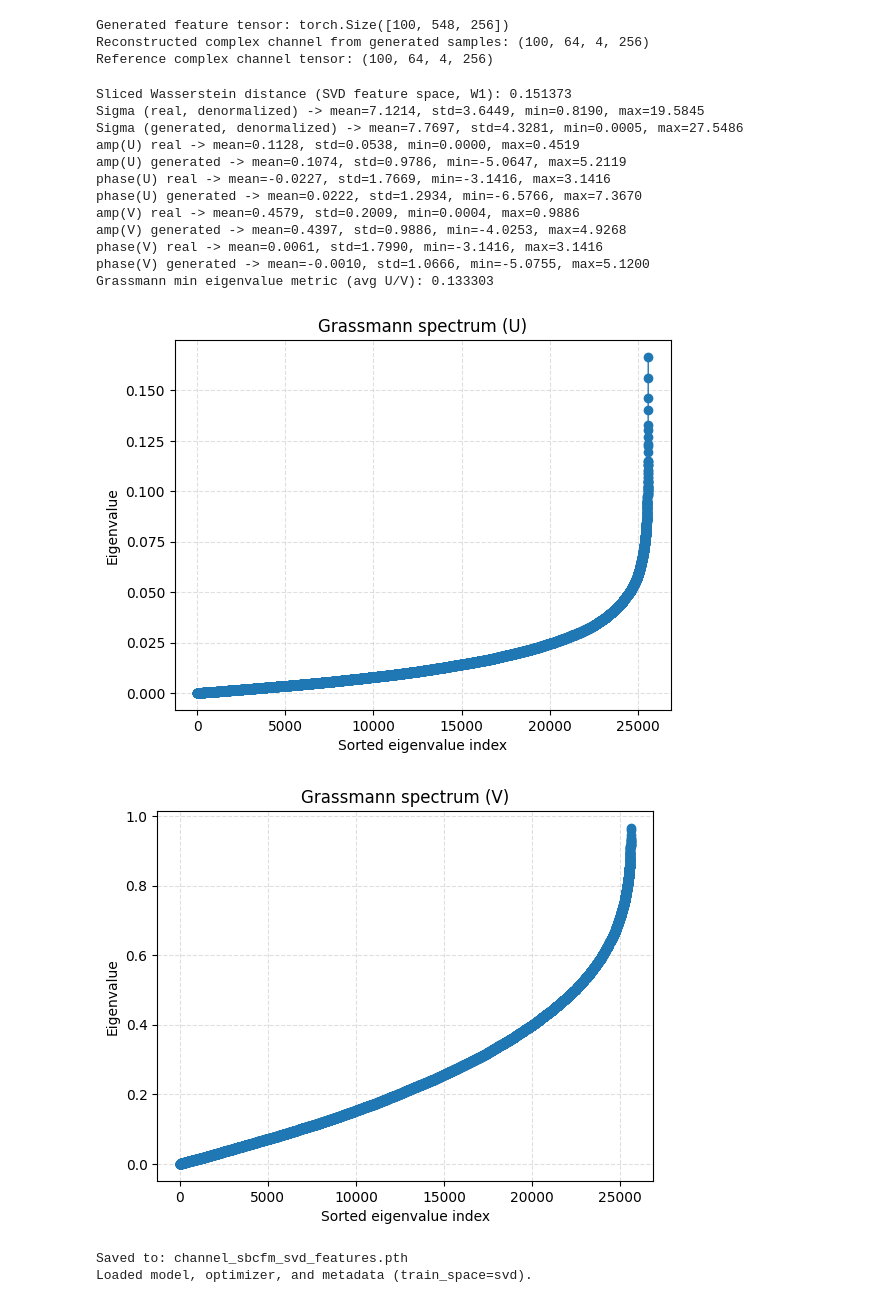
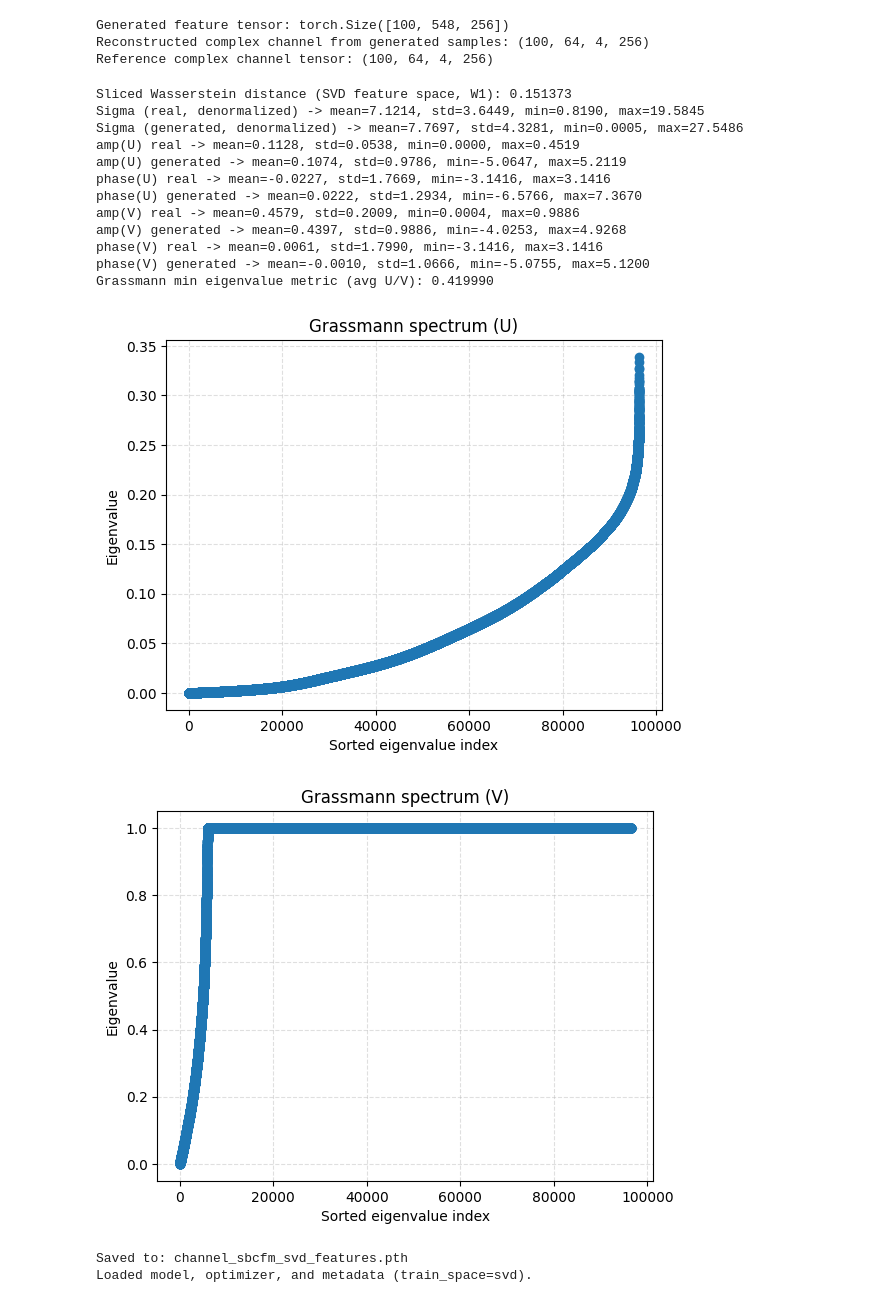
Before and after one commit to donRumata03/diffSDE-gsm-huawei, a Jupyter notebook: generative_gsm.ipynb, the cells around one changed output. Saved outputs shown, nothing was run; the diff lists cells and outputs as text; code cells hidden in the pictures.

```diff
--- a/generative_gsm.ipynb
+++ b/generative_gsm.ipynb
@@ -1057,7 +1057,7 @@ svd_real = features_to_svd_components(orig_features_for_metrics, svd_feature_met
 svd_gen = features_to_svd_components(gen_features_for_metrics, svd_feature_metadata, denormalize_sigma=True, enforce_unit_norm=True)
 
 
-def _collect_grassmann_metrics(U_real, U_gen, sigma_real, sigma_gen, sigma_threshold=1e-6):
+def _collect_grassmann_metrics(U_real, U_gen, sigma_real, sigma_gen, sigma_threshold=1e-6, transpose_vectors=False):
     min_eigs = []
     spectra = []
     batch, seq, k, dim = U_real.shape
@@ -1065,24 +1065,30 @@ def _collect_grassmann_metrics(U_real, U_gen, sigma_real, sigma_gen, sigma_thres
         for s in range(seq):
             sigma_r = sigma_real[b, s]
             sigma_g = sigma_gen[b, s]
-            valid_r = np.where(sigma_r > sigma_threshold)[0]
-            valid_g = np.where(sigma_g > sigma_threshold)[0]
-            if valid_r.size == 0 or valid_g.size == 0:
+            valid_r = sigma_r > sigma_threshold
+            valid_g = sigma_g > sigma_threshold
+            k_valid = min(np.count_nonzero(valid_r), np.count_nonzero(valid_g))
+            if k_valid == 0:
                 continue
-            idx_r = valid_r[:1]
-            idx_g = valid_g[:1]
-            X_real = U_real[b, s, idx_r].astype(np.complex128)
-            X_gen = U_gen[b, s, idx_g].astype(np.complex128)
-            X_real = X_real.transpose(1, 0)
-            X_gen = X_gen.transpose(1, 0)
-            real_norms = np.linalg.norm(X_real, axis=0)
-            gen_norms = np.linalg.norm(X_gen, axis=0)
-            if np.any(real_norms <= 1e-10) or np.any(gen_norms <= 1e-10):
+            idx_r = np.nonzero(valid_r)[0][:k_valid]
+            idx_g = np.nonzero(valid_g)[0][:k_valid]
+            if transpose_vectors:
+                mat_real = U_real[b, s].astype(np.complex128).transpose(1, 0)
+                mat_gen = U_gen[b, s].astype(np.complex128).transpose(1, 0)
+                X_real = mat_real[:, idx_r]
+                X_gen = mat_gen[:, idx_g]
+            else:
+                X_real = U_real[b, s, idx_r].astype(np.complex128).T
+                X_gen = U_gen[b, s, idx_g].astype(np.complex128).T
+            if X_real.size == 0 or X_gen.size == 0:
                 continue
-            X_real = X_real / real_norms
-            X_gen = X_gen / gen_norms
             Q_real, _ = np.linalg.qr(X_real, mode='reduced')
             Q_gen, _ = np.linalg.qr(X_gen, mode='reduced')
+            k_eff = min(Q_real.shape[1], Q_gen.shape[1])
+            if k_eff == 0:
+                continue
+            Q_real = Q_real[:, :k_eff]
+            Q_gen = Q_gen[:, :k_eff]
             overlap = Q_real.conj().T @ Q_gen
             gram = overlap.conj().T @ overlap
             eigvals = np.linalg.eigvalsh(gram)
@@ -1112,40 +1118,40 @@ def _plot_sorted_spectrum(spectra, title):
     plt.grid(True, linestyle='--', alpha=0.4)
 
 
-min_eigs_u, spectra_u = _collect_grassmann_metrics(svd_real['U'], svd_gen['U'], svd_real['sigma'], svd_gen['sigma'])
+min_eigs_u, spectra_u = _collect_grassmann_metrics(svd_real['U'], svd_gen['U'], svd_real['sigma'], svd_gen['sigma'], transpose_vectors=False)
 min_eigs_v, spectra_v = _collect_grassmann_metrics(svd_real['V'], svd_gen['V'], svd_real['sigma'], svd_gen['sigma'])
 
 metrics_to_average = []
 if min_eigs_u.size:
     metrics_to_average.append(min_eigs_u.mean())
 if min_eigs_v.size:
     metrics_to_average.append(min_eigs_v.mean())
 if metrics_to_average:
     grassmann_metric = float(np.mean(metrics_to_average))
 else:
     grassmann_metric = float('nan')
 
 print(f"Grassmann min eigenvalue metric (avg U/V): {grassmann_metric:.6f}")
 
 _plot_sorted_spectrum(spectra_u, 'Grassmann spectrum (U)')
 _plot_sorted_spectrum(spectra_v, 'Grassmann spectrum (V)')
 
 plt.show()
 # %% [output]
 Sliced Wasserstein distance (SVD feature space, W1): 0.151373
 Sigma (real, denormalized) -> mean=7.1214, std=3.6449, min=0.8190, max=19.5845
 Sigma (generated, denormalized) -> mean=7.7697, std=4.3281, min=0.0005, max=27.5486
 amp(U) real -> mean=0.1128, std=0.0538, min=0.0000, max=0.4519
 amp(U) generated -> mean=0.1074, std=0.9786, min=-5.0647, max=5.2119
 phase(U) real -> mean=-0.0227, std=1.7669, min=-3.1416, max=3.1416
 phase(U) generated -> mean=0.0222, std=1.2934, min=-6.5766, max=7.3670
 amp(V) real -> mean=0.4579, std=0.2009, min=0.0004, max=0.9886
 amp(V) generated -> mean=0.4397, std=0.9886, min=-4.0253, max=4.9268
 phase(V) real -> mean=0.0061, std=1.7990, min=-3.1416, max=3.1416
 phase(V) generated -> mean=-0.0010, std=1.0666, min=-5.0755, max=5.1200
-Grassmann min eigenvalue metric (avg U/V): 0.133303
+Grassmann min eigenvalue metric (avg U/V): 0.419990
-[figure, old version]
+[figure, new version]
-[figure, old version]
+[figure, new version]
 # %%
 # Save
 
```
